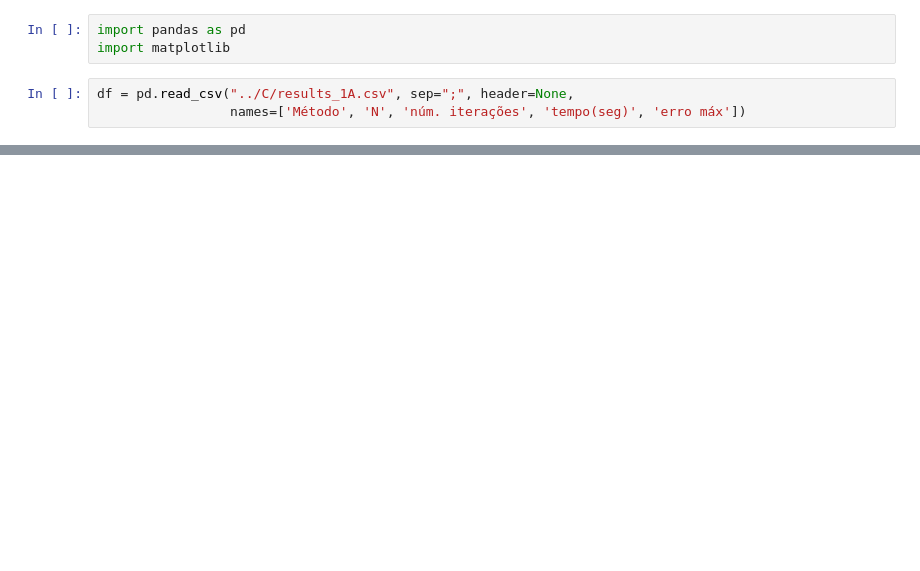
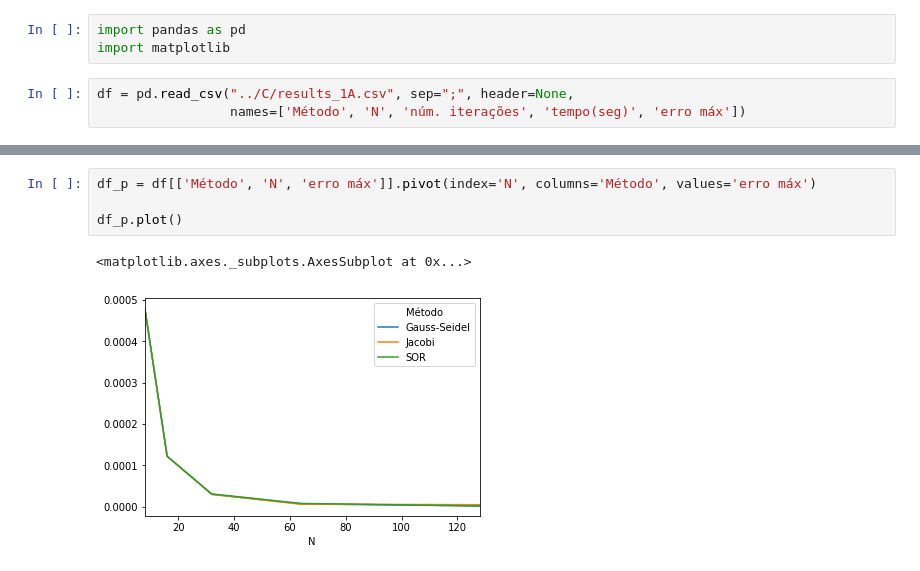
Before and after one commit to jefbsousa/ep, a Jupyter notebook: tables_graphs/C_code.ipynb, the cells around one changed output, grey strips where cells are left out. Drawn from its saved outputs; the diff is of its cells as text; blank space fills up the shorter version.

```diff
--- a/tables_graphs/C_code.ipynb
+++ b/tables_graphs/C_code.ipynb
@@ -31,0 +22,7 @@ df[df['Método'] == 'Jacobi'].plot.line(x='N', y='tempo(seg)')
+# %%
+df_p = df[['Método', 'N', 'erro máx']].pivot(index='N', columns='Método', values='erro máx')
+
+df_p.plot()
+# %% [output]
+<matplotlib.axes._subplots.AxesSubplot at 0x...>
+[figure, added]
```
Also changed, not shown: parts of 3 cells of this notebook, 2 other files.
